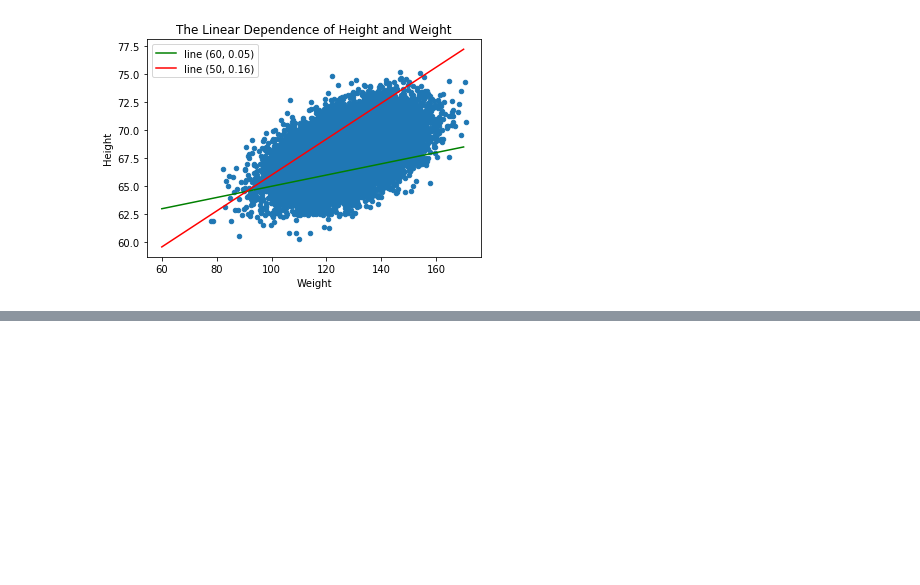
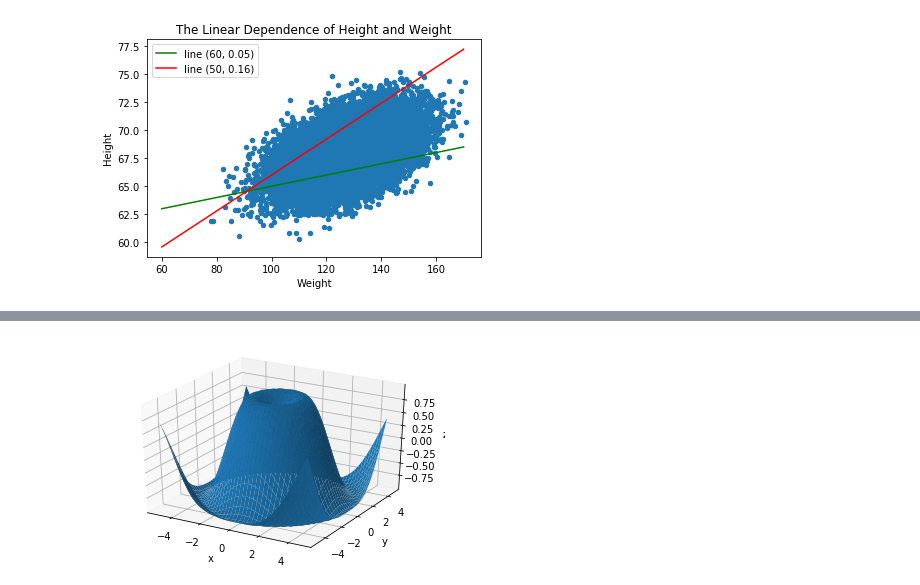
Before and after one commit to ibarchakov/MIPT-Yandex, a Jupyter notebook: [3] Linear Models/linear_regression.ipynb, the cells around one changed output, grey strips where cells are left out. Cells and saved outputs as stored; diff of their text form; code cells hidden in the pictures; blank space fills up the shorter version.

```diff
--- a/[3] Linear Models/linear_regression.ipynb
+++ b/[3] Linear Models/linear_regression.ipynb
@@ -96,0 +130,16 @@ plt.legend(("line (60, 0.05)", "line (50, 0.16)"))
+# %%
+fig = plt.figure() # Making a picture object
+ax = fig.gca(projection="3d") # Get current axis
+
+x = np.arange(-5, 5, 0.25)
+y = np.arange(-5, 5, 0.25)
+x, y = np.meshgrid(x, y) # Making the coordinates matrix
+z = np.sin(np.sqrt(x ** 2 + y ** 2)) # Making a function
+
+surface = ax.plot_surface(x, y, z)
+ax.set_xlabel("x")
+ax.set_ylabel("y")
+ax.set_zlabel("z")
+plt.show()
+# %% [output]
+[figure, added]
```
Also changed, not shown: parts of 8 cells of this notebook.
